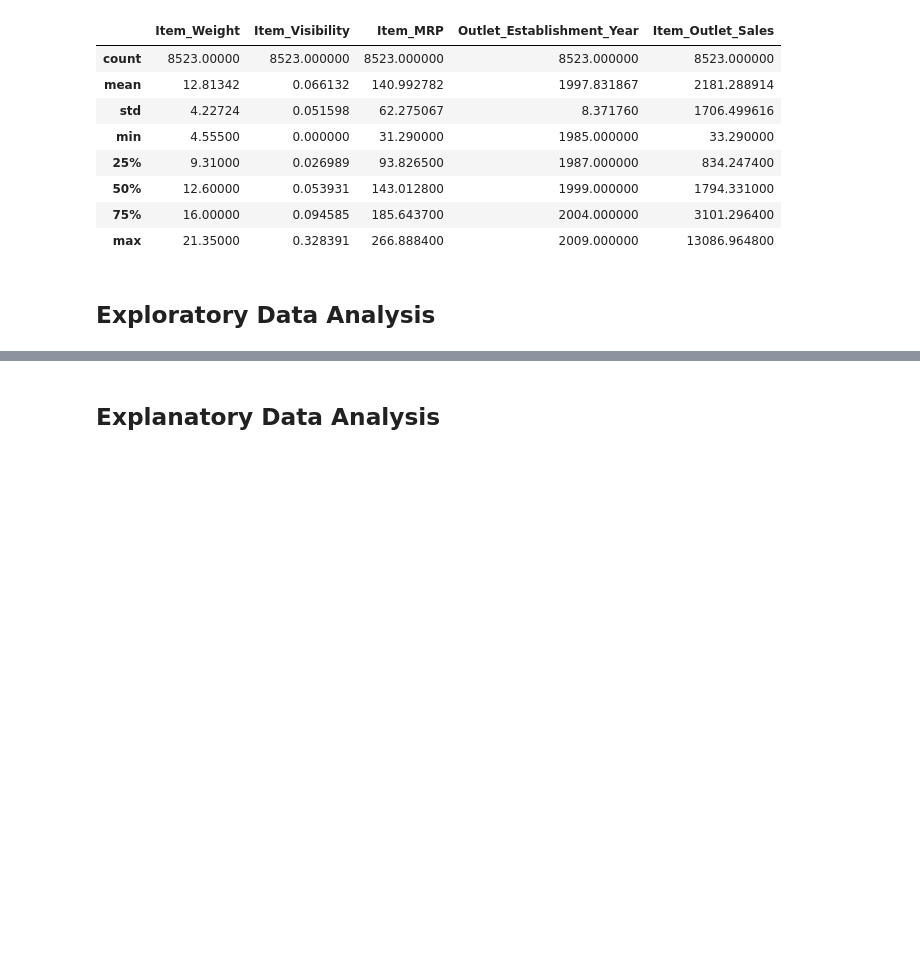
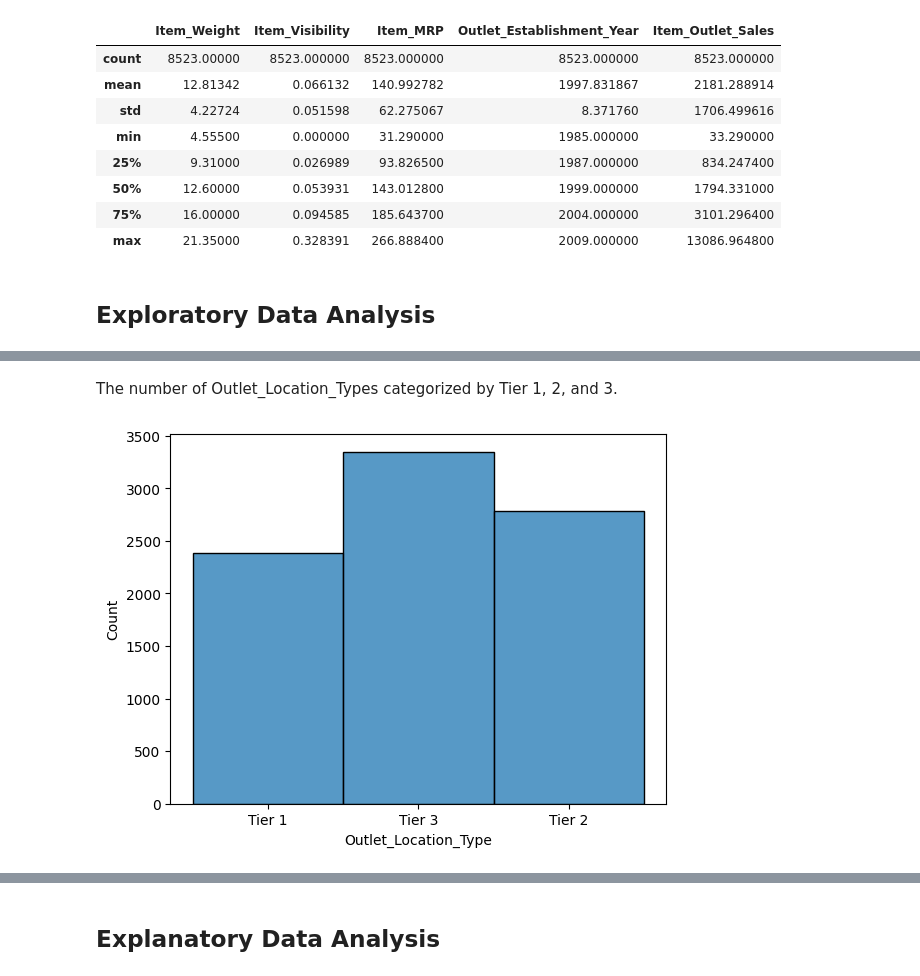
Before and after one commit to eckoecho/Prediction-of-Product-Sales, a Jupyter notebook: Prediction_of_Product_Sales.ipynb, the cells around one changed output, grey strips where cells are left out. Saved outputs shown, nothing was run; the diff lists cells and outputs as text; code cells hidden in the pictures; blank space fills up the shorter version.

```diff
--- a/Prediction_of_Product_Sales.ipynb
+++ b/Prediction_of_Product_Sales.ipynb
@@ -284,0 +304,7 @@ df.describe()
+# %% [markdown]
+The number of Outlet_Location_Types categorized by Tier 1, 2, and 3.
+# %%
+#Categorize and counting the Outlet Location Type
+ax = sns.histplot(df, x="Outlet_Location_Type")
+# %% [output]
+[figure, added]
```
Also changed, not shown: parts of 18 cells of this notebook.
